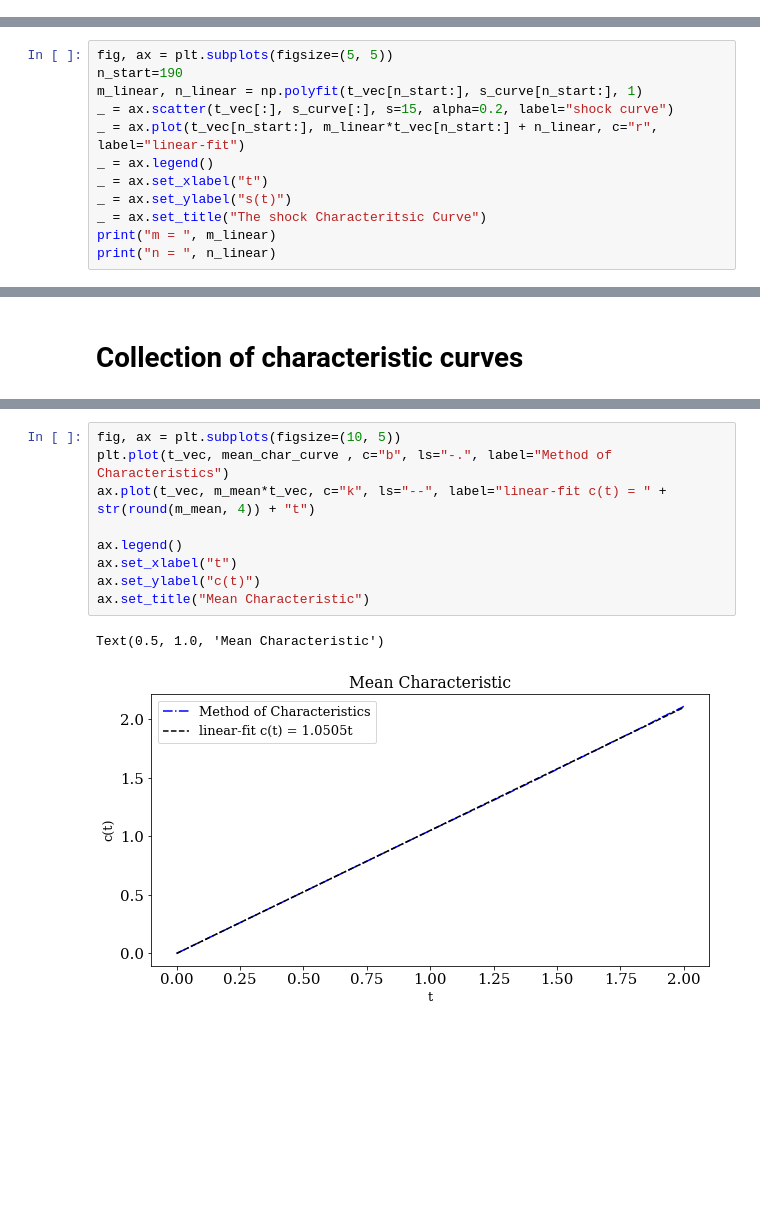
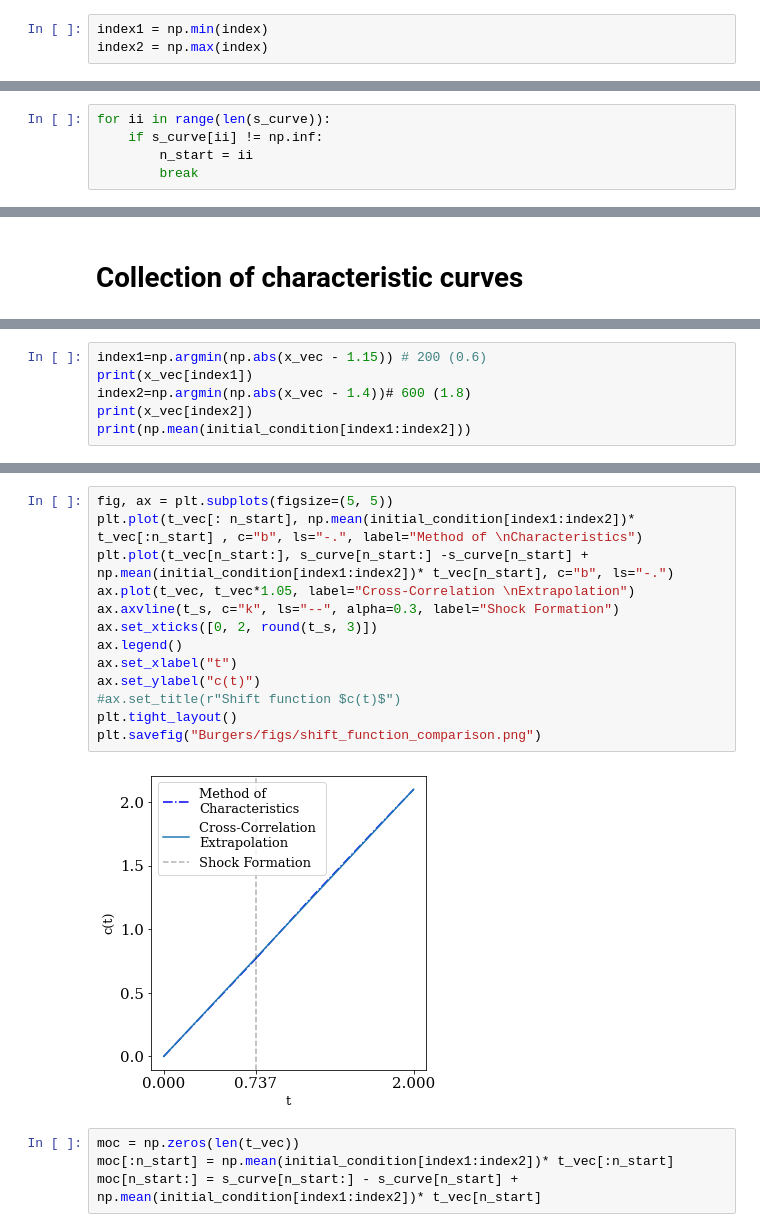
Before and after one commit to opaliss/Space-Weather-ROM, a Jupyter notebook: Burgers/Burgers-find-c(t).ipynb, the cells around one changed output, grey strips where cells are left out. Drawn from its saved outputs; the diff is of its cells as text; blank space fills up the shorter version.

Commit message:
Fix Burgers' equation shock formation (charcteristic curve).

```diff
--- a/Burgers/Burgers-find-c(t).ipynb
+++ b/Burgers/Burgers-find-c(t).ipynb
@@ -126,0 +132,3 @@ _ = ax.set_title(" $u_{0}(x) = 0.8 + 0.5\exp(-10(x-1)^2)$" )
+# %%
+index1 = np.min(index)
+index2 = np.max(index)
@@ -207,12 +252,0 @@ for t_idx, tt in enumerate(t_vec):
-# %%
-fig, ax = plt.subplots(figsize=(5, 5))
-n_start=190
-m_linear, n_linear = np.polyfit(t_vec[n_start:], s_curve[n_start:], 1)
-_ = ax.scatter(t_vec[:], s_curve[:], s=15, alpha=0.2, label="shock curve")
-_ = ax.plot(t_vec[n_start:], m_linear*t_vec[n_start:] + n_linear, c="r", label="linear-fit")
-_ = ax.legend()
-_ = ax.set_xlabel("t")
-_ = ax.set_ylabel("s(t)")
-_ = ax.set_title("The shock Characteritsic Curve")
-print("m = ", m_linear)
-print("n = ", n_linear)
@@ -222,0 +253,5 @@ n =  nan
+# %%
+for ii in range(len(s_curve)):
+    if s_curve[ii] != np.inf:
+        n_start = ii
+        break
@@ -278,0 +320,6 @@ m_mean
+# %%
+index1=np.argmin(np.abs(x_vec - 1.15)) # 200 (0.6)
+print(x_vec[index1])
+index2=np.argmin(np.abs(x_vec - 1.4))# 600 (1.8)
+print(x_vec[index2])
+print(np.mean(initial_condition[index1:index2]))
@@ -279,12 +367,19 @@ m_mean
 # %%
-fig, ax = plt.subplots(figsize=(10, 5))
-plt.plot(t_vec, mean_char_curve , c="b", ls="-.", label="Method of Characteristics")
-ax.plot(t_vec, m_mean*t_vec, c="k", ls="--", label="linear-fit c(t) = " + str(round(m_mean, 4)) + "t")
-
+fig, ax = plt.subplots(figsize=(5, 5))
+plt.plot(t_vec[: n_start], np.mean(initial_condition[index1:index2])* t_vec[:n_start] , c="b", ls="-.", label="Method of \nCharacteristics")
+plt.plot(t_vec[n_start:], s_curve[n_start:] -s_curve[n_start] + np.mean(initial_condition[index1:index2])* t_vec[n_start], c="b", ls="-.")
+ax.plot(t_vec, t_vec*1.05, label="Cross-Correlation \nExtrapolation")
+ax.axvline(t_s, c="k", ls="--", alpha=0.3, label="Shock Formation")
+ax.set_xticks([0, 2, round(t_s, 3)])
 ax.legend()
 ax.set_xlabel("t")
 ax.set_ylabel("c(t)")
-ax.set_title("Mean Characteristic")
+#ax.set_title(r"Shift function $c(t)$")
+plt.tight_layout()
+plt.savefig("Burgers/figs/shift_function_comparison.png")
 # %% [output]
-Text(0.5, 1.0, 'Mean Characteristic')
-[figure, old version]
+[figure, new version]
+# %%
+moc = np.zeros(len(t_vec))
+moc[:n_start] = np.mean(initial_condition[index1:index2])* t_vec[:n_start]
+moc[n_start:] = s_curve[n_start:] - s_curve[n_start] + np.mean(initial_condition[index1:index2])* t_vec[n_start]
```
Also changed, not shown: parts of 25 cells of this notebook, 28 other files.
